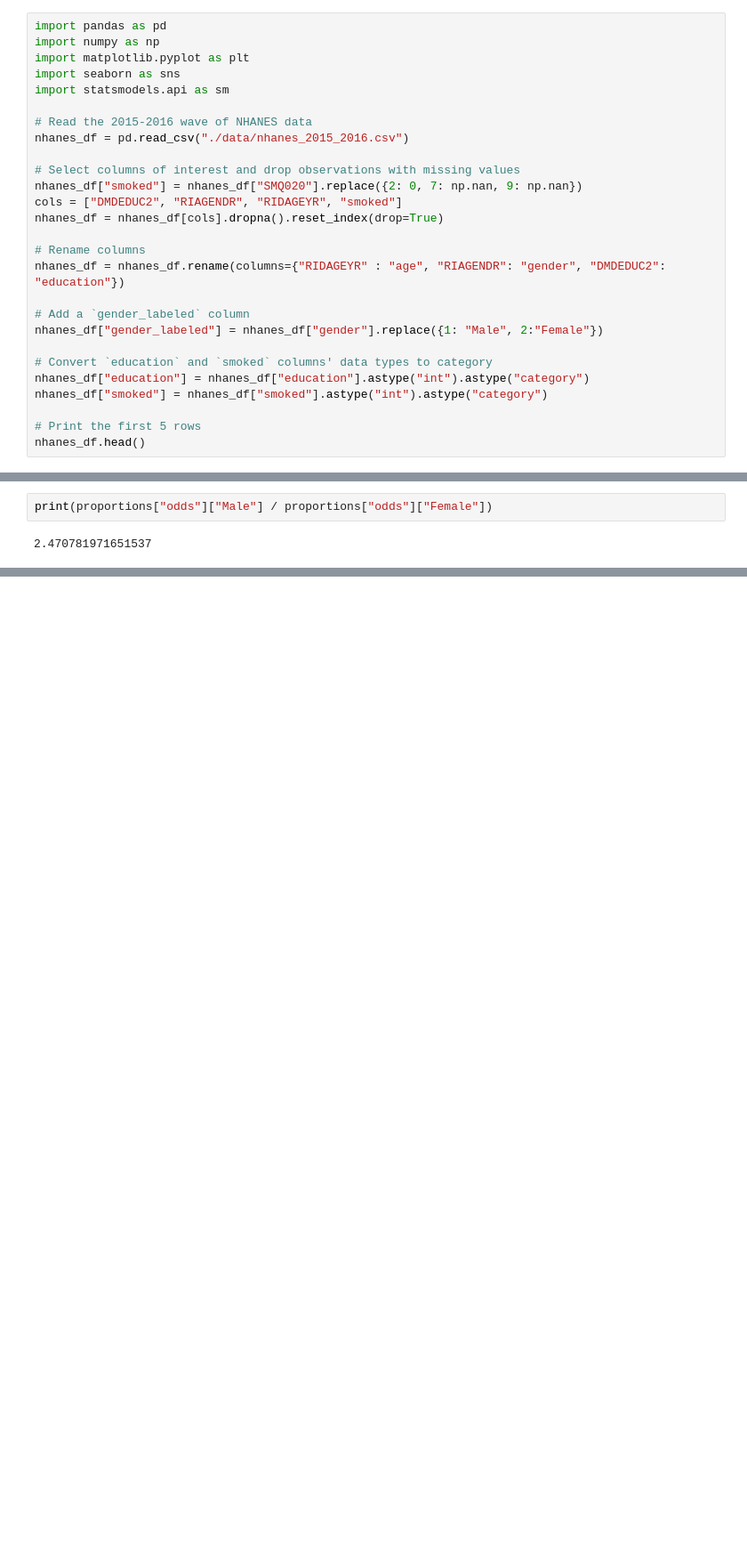
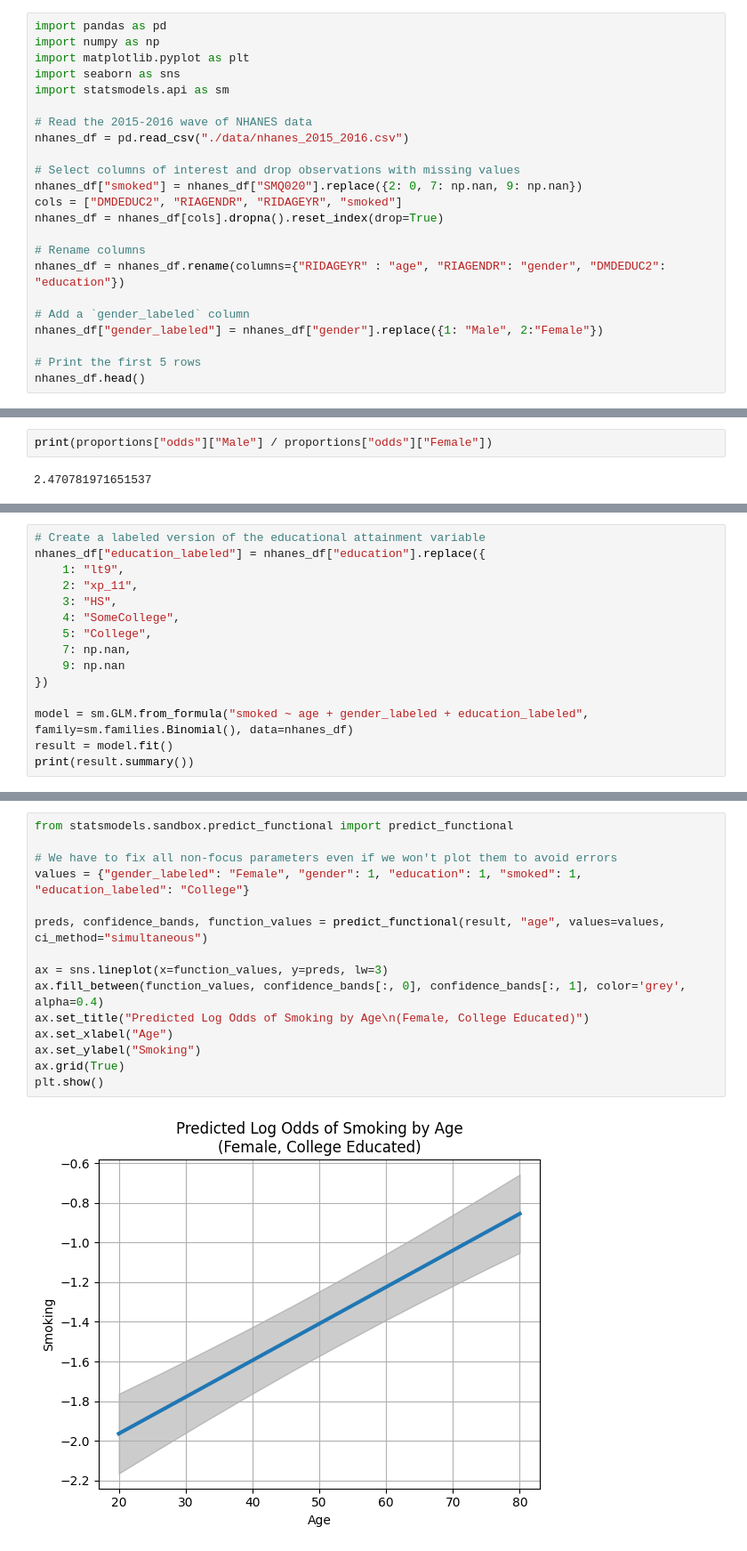
Before and after one commit to ibrahim-kocyigit/kocyigit-dsml, a Jupyter notebook: 03_specializations/01_fitting_statistical_models_to_data_with_python/02_fitting_models_to_independent_data/10_logistic_regression_in_python.ipynb, the cells around one changed output, grey strips where cells are left out. Shown at 89% size. Drawn from its saved outputs; the diff is of its cells as text; blank space fills up the shorter version.

```diff
--- a/03_specializations/01_fitting_statistical_models_to_data_with_python/02_fitting_models_to_independent_data/10_logistic_regression_in_python.ipynb
+++ b/03_specializations/01_fitting_statistical_models_to_data_with_python/02_fitting_models_to_independent_data/10_logistic_regression_in_python.ipynb
@@ -42,10 +42,6 @@ nhanes_df = nhanes_df.rename(columns={"RIDAGEYR" : "age", "RIAGENDR": "gender",
 # Add a `gender_labeled` column
 nhanes_df["gender_labeled"] = nhanes_df["gender"].replace({1: "Male", 2:"Female"})
 
-# Convert `education` and `smoked` columns' data types to category
-nhanes_df["education"] = nhanes_df["education"].astype("int").astype("category")
-nhanes_df["smoked"] = nhanes_df["smoked"].astype("int").astype("category")
-
 # Print the first 5 rows
 nhanes_df.head()
 # %% [output]
@@ -133,0 +208,15 @@ This table tells us that:
+# %%
+# Create a labeled version of the educational attainment variable
+nhanes_df["education_labeled"] = nhanes_df["education"].replace({
+    1: "lt9",
+    2: "xp_11",
+    3: "HS",
+    4: "SomeCollege",
+    5: "College",
+    7: np.nan,
+    9: np.nan
+})
+
+model = sm.GLM.from_formula("smoked ~ age + gender_labeled + education_labeled", family=sm.families.Binomial(), data=nhanes_df)
+result = model.fit()
+print(result.summary())
@@ -133,0 +253,17 @@ This table tells us that:
+# %%
+from statsmodels.sandbox.predict_functional import predict_functional
+
+# We have to fix all non-focus parameters even if we won't plot them to avoid errors
+values = {"gender_labeled": "Female", "gender": 1, "education": 1, "smoked": 1, "education_labeled": "College"}
+
+preds, confidence_bands, function_values = predict_functional(result, "age", values=values, ci_method="simultaneous")
+
+ax = sns.lineplot(x=function_values, y=preds, lw=3)
+ax.fill_between(function_values, confidence_bands[:, 0], confidence_bands[:, 1], color='grey', alpha=0.4)
+ax.set_title("Predicted Log Odds of Smoking by Age\n(Female, College Educated)")
+ax.set_xlabel("Age")
+ax.set_ylabel("Smoking")
+ax.grid(True)
+plt.show()
+# %% [output]
+[figure, added]
```
Also changed, not shown: parts of 19 cells of this notebook.
